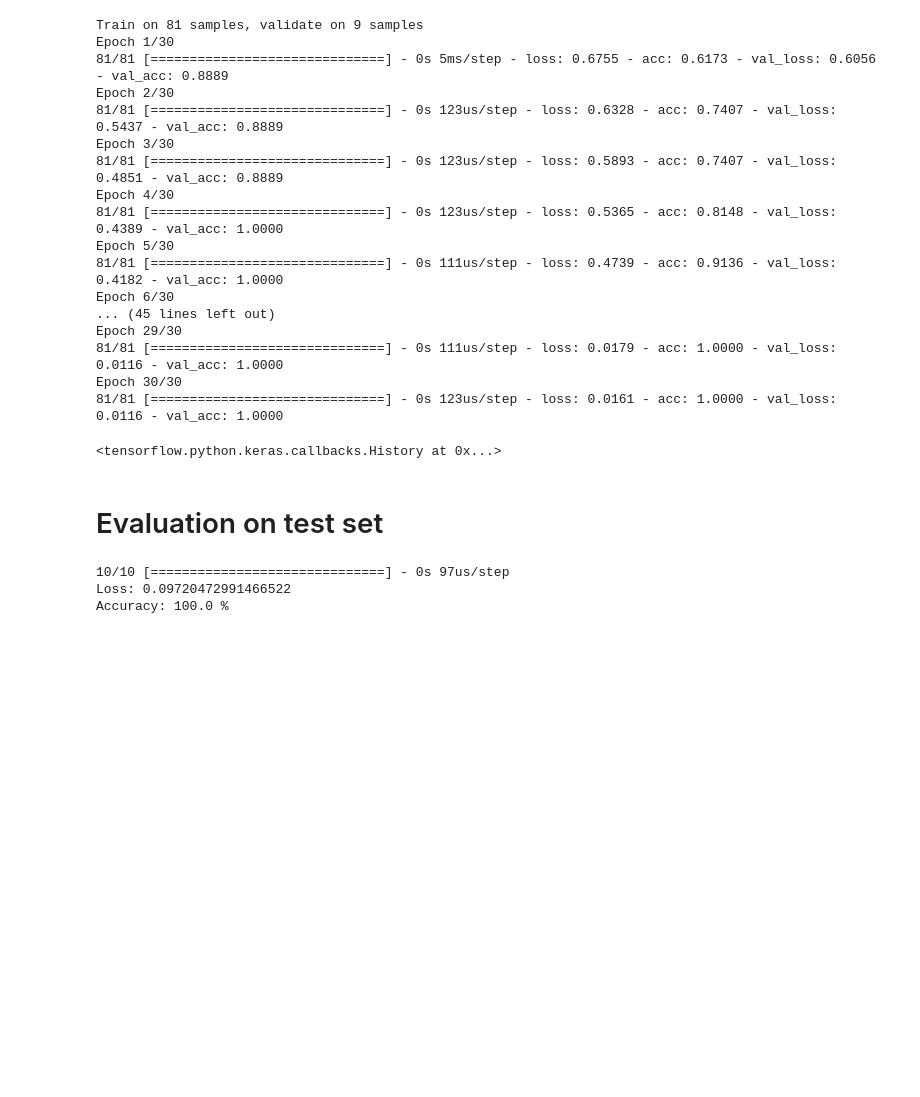
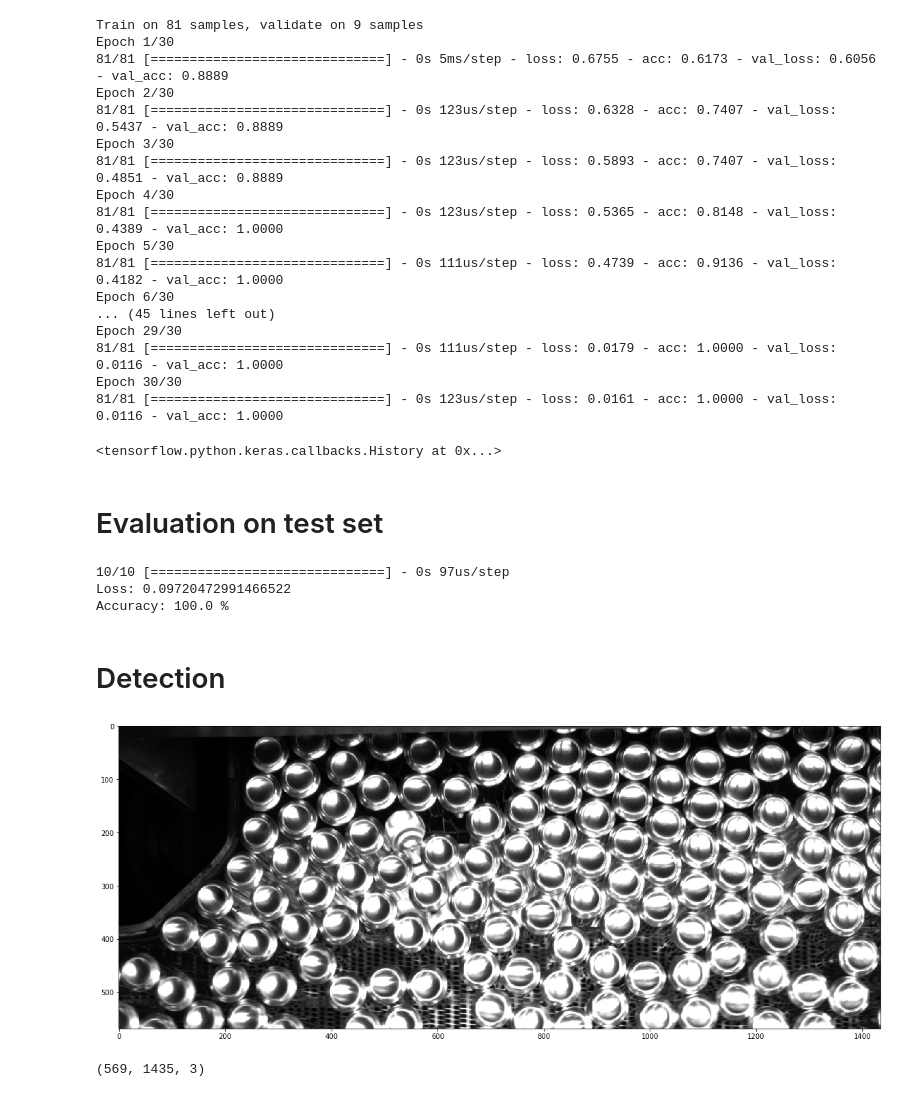
Before and after one commit to offchan42/detect-cylinder, a Jupyter notebook: deep-learning.ipynb, the cells around one changed output. Cells and saved outputs as stored; diff of their text form; code cells hidden in the pictures; blank space fills up the shorter version.

```diff
--- a/deep-learning.ipynb
+++ b/deep-learning.ipynb
@@ -121,3 +121,15 @@ print("Accuracy:", acc*100, '%')
 10/10 [==============================] - 0s 97us/step
 Loss: 0.09720472991466522
 Accuracy: 100.0 %
+# %% [markdown]
+# Detection
+# %%
+image_path = 'img/cylinder.png'
+big_img = cv2.imread(image_path)
+plt.figure(figsize=(20,10))
+plt.imshow(big_img)
+plt.show()
+print(big_img.shape)
+# %% [output]
+[figure, added]
+(569, 1435, 3)
```
Also changed, not shown: parts of 3 cells of this notebook.
